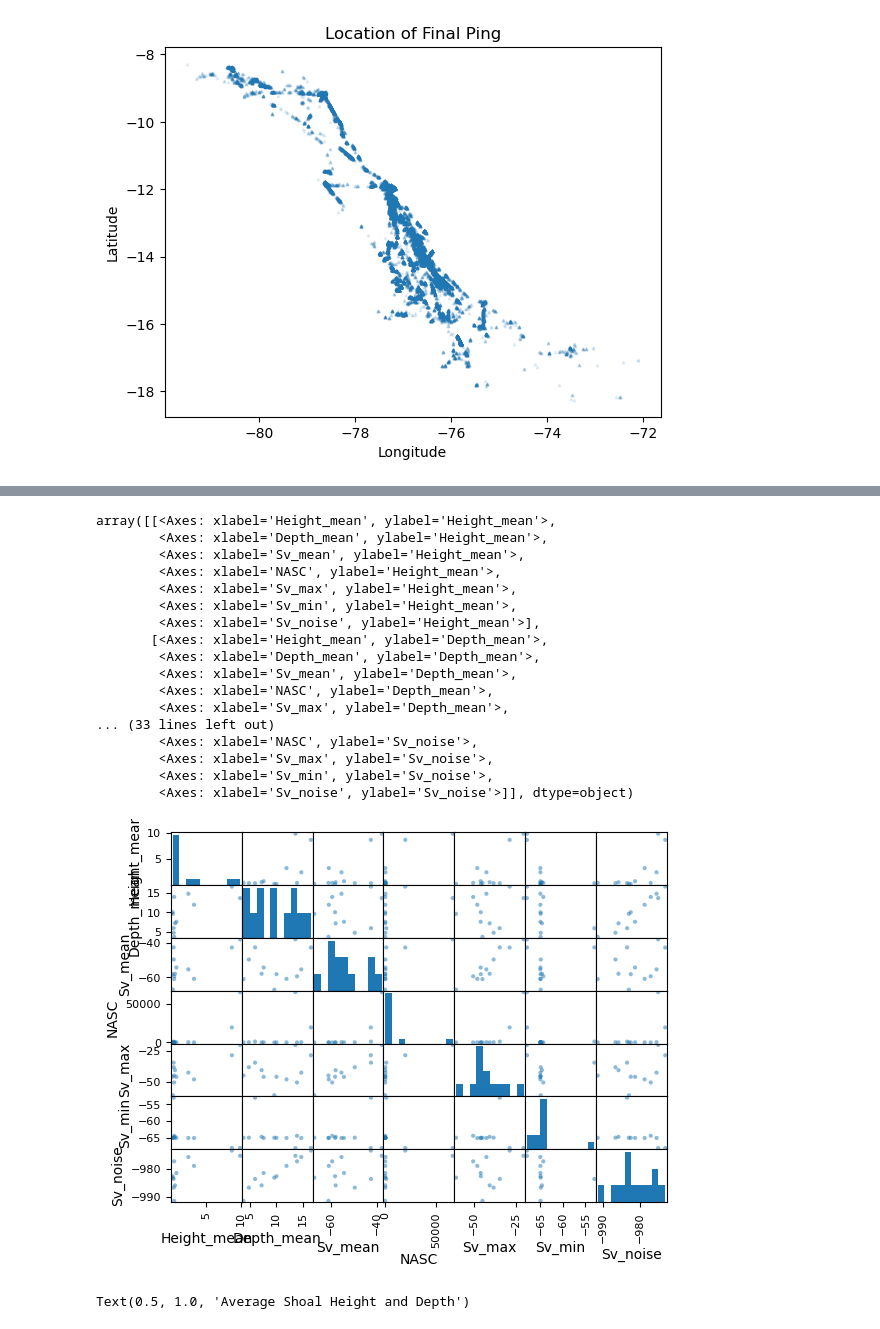
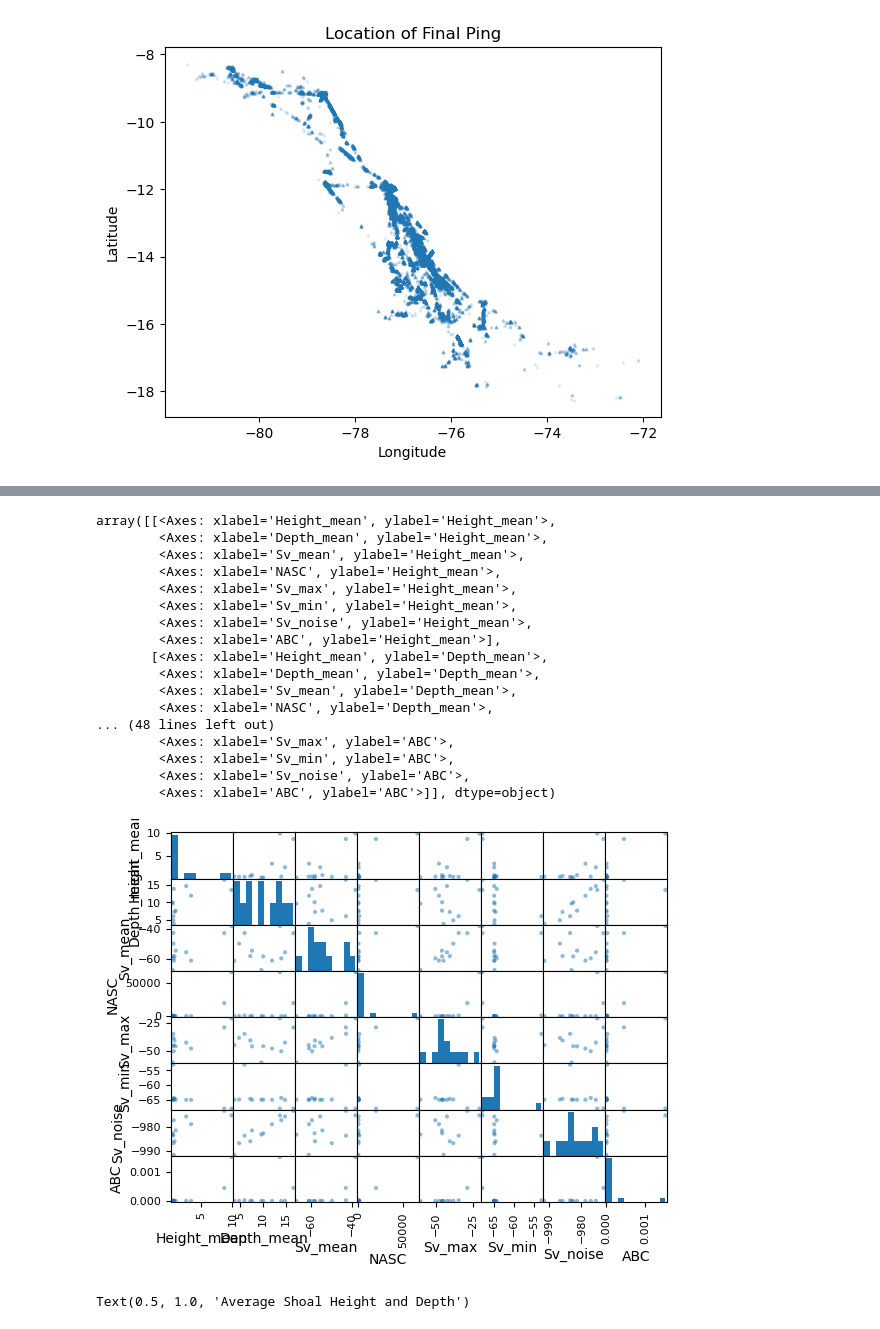
Before and after one commit to jmanitz/code-snippets, a Jupyter notebook: Ocean_capstone/ocean_prog.ipynb, the cells around one changed output, grey strips where cells are left out. Cells and saved outputs as stored; diff of their text form; code cells hidden in the pictures.

```diff
--- a/Ocean_capstone/ocean_prog.ipynb
+++ b/Ocean_capstone/ocean_prog.ipynb
@@ -14,7 +16,7 @@ import seaborn as sns
 # %%
 # import data
 path = "/Users/navne/OneDrive/Desktop/Jule/Documents/climate_projects/ocean_capstone/acoustics_data_2020.csv"
-dt = pd.read_csv(path, skipinitialspace=True, delimiter=";")#, header=0, )
+dt = pd.read_csv(path, skipinitialspace=True, delimiter=";", low_memory=False)
 dt.columns
 # %% [output]
 Index(['Barco', 'Viaje', 'Region_ID', 'Region_name', 'Region_class',
@@ -87,26 +89,26 @@ dt[["Height_mean", "Depth_mean", "Sv_mean", "NASC", "Sv_max", "Sv_min", "Sv_nois
 # %%
 # Plot predictors of interest
 dt3 = dt.loc[lambda dt: dt['Region_ID'] == 3] # Subset data for exploration purposes
-pd.plotting.scatter_matrix(dt3[["Height_mean", "Depth_mean", "Sv_mean", "NASC", "Sv_max", "Sv_min", "Sv_noise"]])
+pd.plotting.scatter_matrix(dt3[["Height_mean", "Depth_mean", "Sv_mean", "NASC", "Sv_max", "Sv_min", "Sv_noise","ABC"]])
 # %% [output]
 array([[<Axes: xlabel='Height_mean', ylabel='Height_mean'>,
         <Axes: xlabel='Depth_mean', ylabel='Height_mean'>,
         <Axes: xlabel='Sv_mean', ylabel='Height_mean'>,
         <Axes: xlabel='NASC', ylabel='Height_mean'>,
         <Axes: xlabel='Sv_max', ylabel='Height_mean'>,
         <Axes: xlabel='Sv_min', ylabel='Height_mean'>,
-        <Axes: xlabel='Sv_noise', ylabel='Height_mean'>],
+        <Axes: xlabel='Sv_noise', ylabel='Height_mean'>,
+        <Axes: xlabel='ABC', ylabel='Height_mean'>],
        [<Axes: xlabel='Height_mean', ylabel='Depth_mean'>,
         <Axes: xlabel='Depth_mean', ylabel='Depth_mean'>,
         <Axes: xlabel='Sv_mean', ylabel='Depth_mean'>,
         <Axes: xlabel='NASC', ylabel='Depth_mean'>,
-        <Axes: xlabel='Sv_max', ylabel='Depth_mean'>,
-... (33 lines left out)
-        <Axes: xlabel='NASC', ylabel='Sv_noise'>,
-        <Axes: xlabel='Sv_max', ylabel='Sv_noise'>,
-        <Axes: xlabel='Sv_min', ylabel='Sv_noise'>,
-        <Axes: xlabel='Sv_noise', ylabel='Sv_noise'>]], dtype=object)
+... (48 lines left out)
+        <Axes: xlabel='Sv_max', ylabel='ABC'>,
+        <Axes: xlabel='Sv_min', ylabel='ABC'>,
+        <Axes: xlabel='Sv_noise', ylabel='ABC'>,
+        <Axes: xlabel='ABC', ylabel='ABC'>]], dtype=object)
-[figure, old version]
+[figure, new version]
 # %%
 # Average Shoal Height and Depth
 sns.scatterplot(dt, y="Height_mean", x="Depth_mean", hue="Region_class", alpha=0.5, s=5)
```
Also changed, not shown: parts of 8 cells of this notebook.
